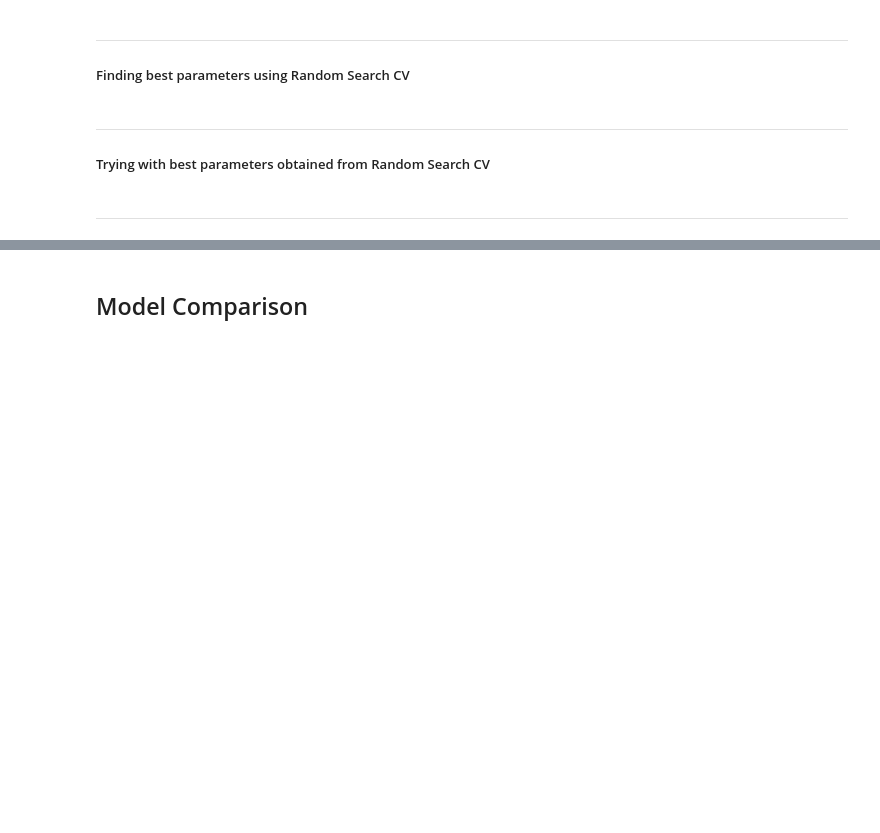
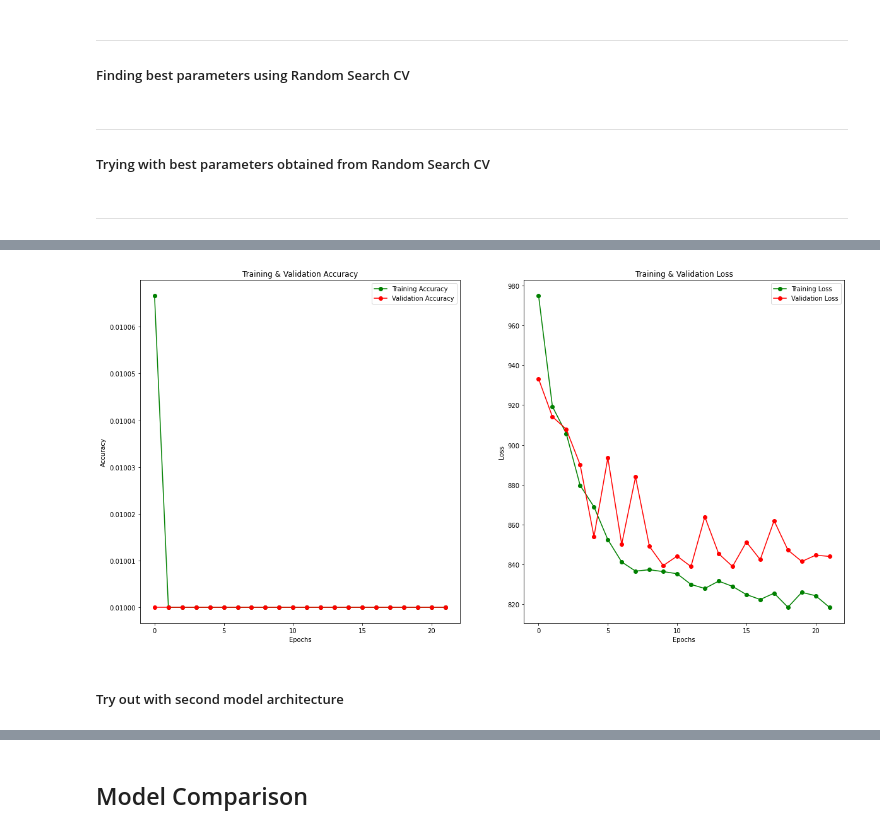
Before and after one commit to RuchaTare/ML-portfolio, a Jupyter notebook: ML_Portfolio.ipynb, the cells around one changed output, grey strips where cells are left out. Saved outputs shown, nothing was run; the diff lists cells and outputs as text; code cells hidden in the pictures; blank space fills up the shorter version.

```diff
--- a/ML_Portfolio.ipynb
+++ b/ML_Portfolio.ipynb
@@ -1021,0 +1081,27 @@ y_pred_decision_tree = model_DecisionTree_best_params.predict(X_val)
+# %%
+def get_nn_model_performance(model_history, epoch_run):
+    """ Display model performance for Neural Networks
+    """
+    train_acc = model_history.history['accuracy']
+    train_loss = model_history.history['loss']
+    val_acc = model_history.history['val_accuracy']
+    val_loss = model_history.history['val_loss']
+
+    epochs = [i for i in range(epoch_run)]
+    fig , ax = plt.subplots(1,2)
+    fig.set_size_inches(20, 10)
+
+    ax[0].plot(epochs , train_acc , 'go-' , label = 'Training Accuracy')
+    ax[0].plot(epochs , val_acc , 'ro-' , label = 'Validation Accuracy')
+    ax[0].set_title('Training & Validation Accuracy')
+    ax[0].legend()
+    ax[0].set_xlabel("Epochs")
+    ax[0].set_ylabel("Accuracy")
+    ax[1].plot(epochs , train_loss , 'go-' , label = 'Training Loss')
+    ax[1].plot(epochs , val_loss , 'ro-' , label = 'Validation Loss')
+    ax[1].set_title('Training & Validation Loss')
+    ax[1].legend()
+    ax[1].set_xlabel("Epochs")
+    ax[1].set_ylabel("Loss")
+
+    plt.show()
@@ -1021,0 +1157,6 @@ y_pred_decision_tree = model_DecisionTree_best_params.predict(X_val)
+# %%
+dense_layers = []
+dense_layers.append(Dense(256, kernel_initializer=initializer, input_dim=1024))
+dense_layers.append(Dense(512, activation='relu'))
+
+NN_model(dense_layers).summary()
@@ -1021,0 +1178,2 @@ y_pred_decision_tree = model_DecisionTree_best_params.predict(X_val)
+# %%
+model_history_1, nn_model_1  = fit_model(NN_model(dense_layers), X_train, y_train, X_val, y_val)
@@ -1021,0 +1198,6 @@ y_pred_decision_tree = model_DecisionTree_best_params.predict(X_val)
+# %%
+get_nn_model_performance(model_history_1, epoch_run=22)
+# %% [output]
+[figure, added]
+# %% [markdown]
+##### Try out with second model architecture
```
Also changed, not shown: parts of 51 cells of this notebook.
